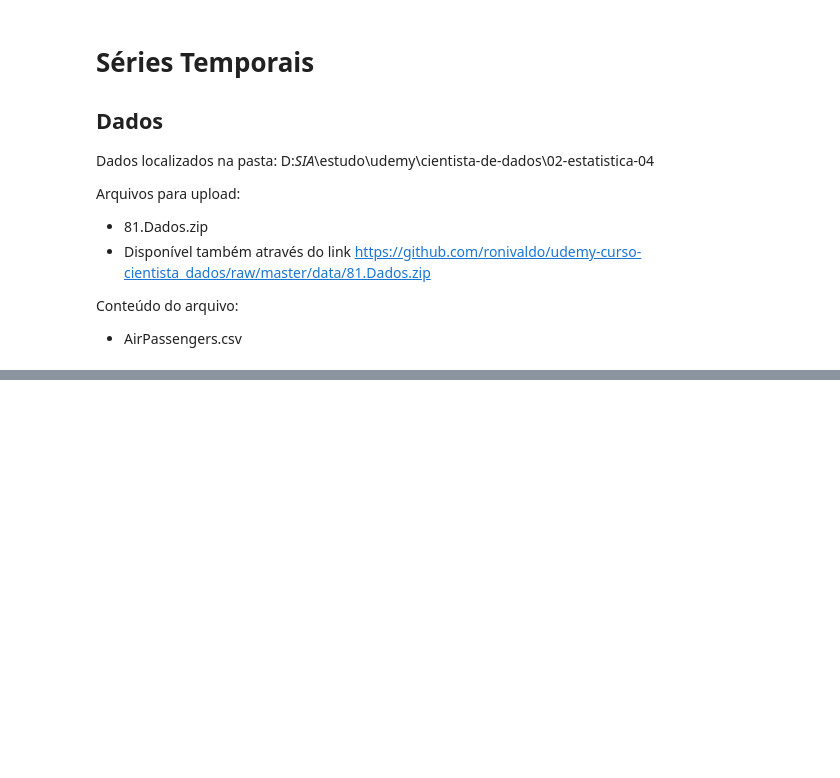
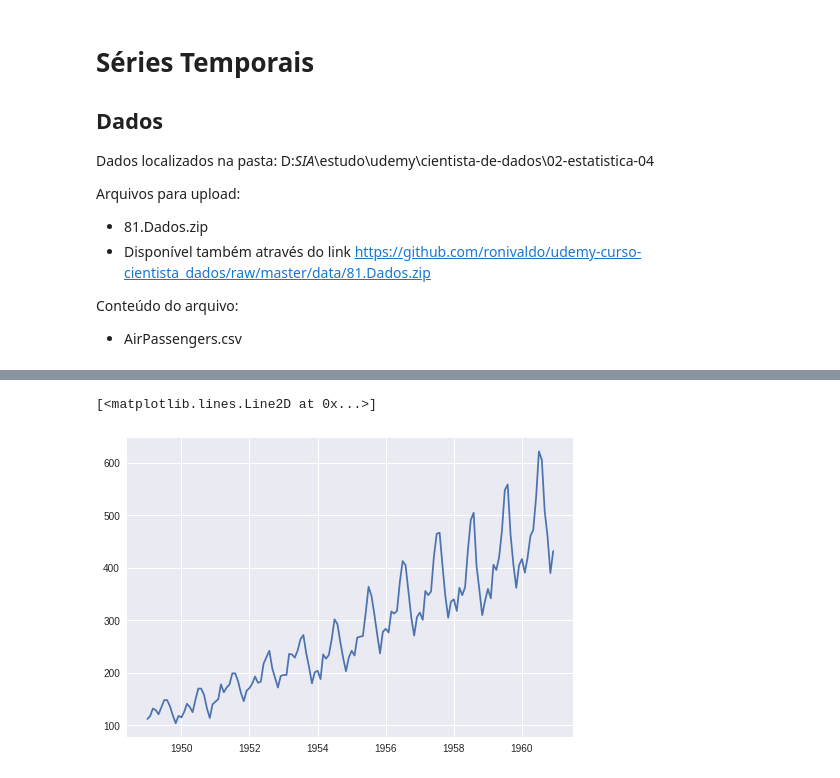
Before and after one commit to ronivaldo/udemy-curso-cientista_dados, a Jupyter notebook: 04_Series_Temporais.ipynb, the cells around one changed output, grey strips where cells are left out. Cells and saved outputs as stored; diff of their text form; code cells hidden in the pictures; blank space fills up the shorter version.

Commit message:
Series Temporais

```diff
--- a/04_Series_Temporais.ipynb
+++ b/04_Series_Temporais.ipynb
@@ -120,0 +128,7 @@ Decomposição de séries temporais:
+# %%
+dateparse = lambda dates: pd.datetime.strptime(dates, '%Y-%m')
+
+base = pd.read_csv('AirPassengers.csv', parse_dates=['Month'],
+                  index_col = 'Month', date_parser = dateparse)
+
+base.head()
@@ -120,0 +161,4 @@ Decomposição de séries temporais:
+# %%
+# mudar o tipo DataFrame para o tipo Series
+ts = base['#Passengers']
+ts.head()
@@ -120,0 +261,5 @@ Decomposição de séries temporais:
+# %%
+plt.plot(ts)
+# %% [output]
+[<matplotlib.lines.Line2D at 0x...>]
+[figure, added]
```
Also changed, not shown: parts of 50 cells of this notebook.
